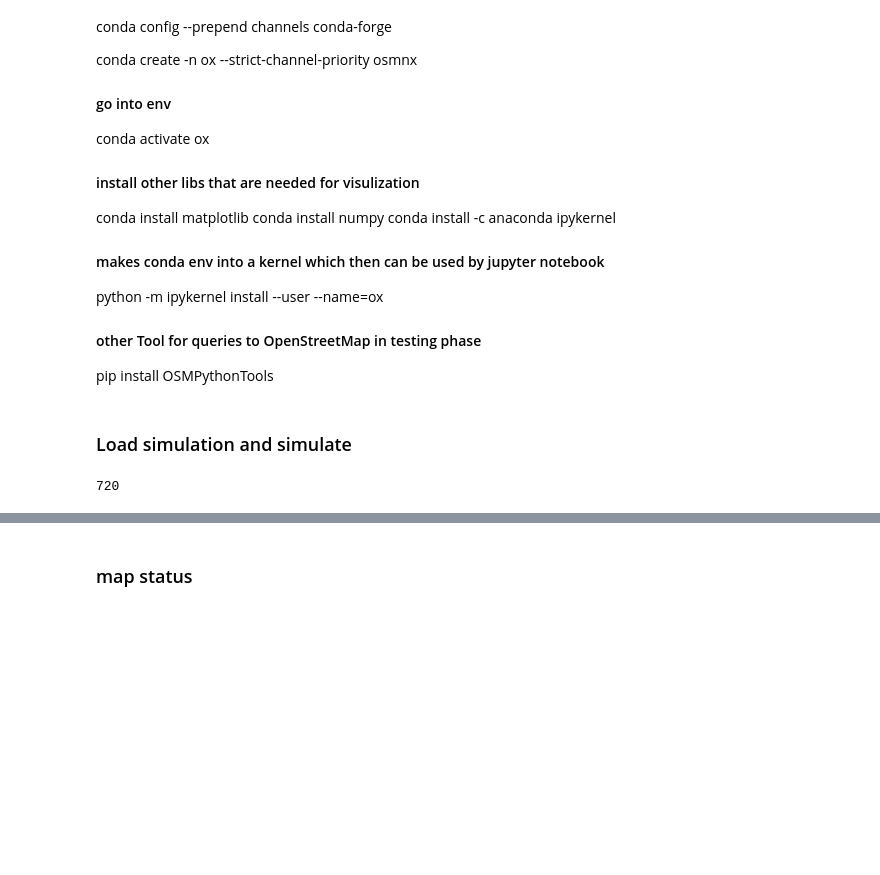
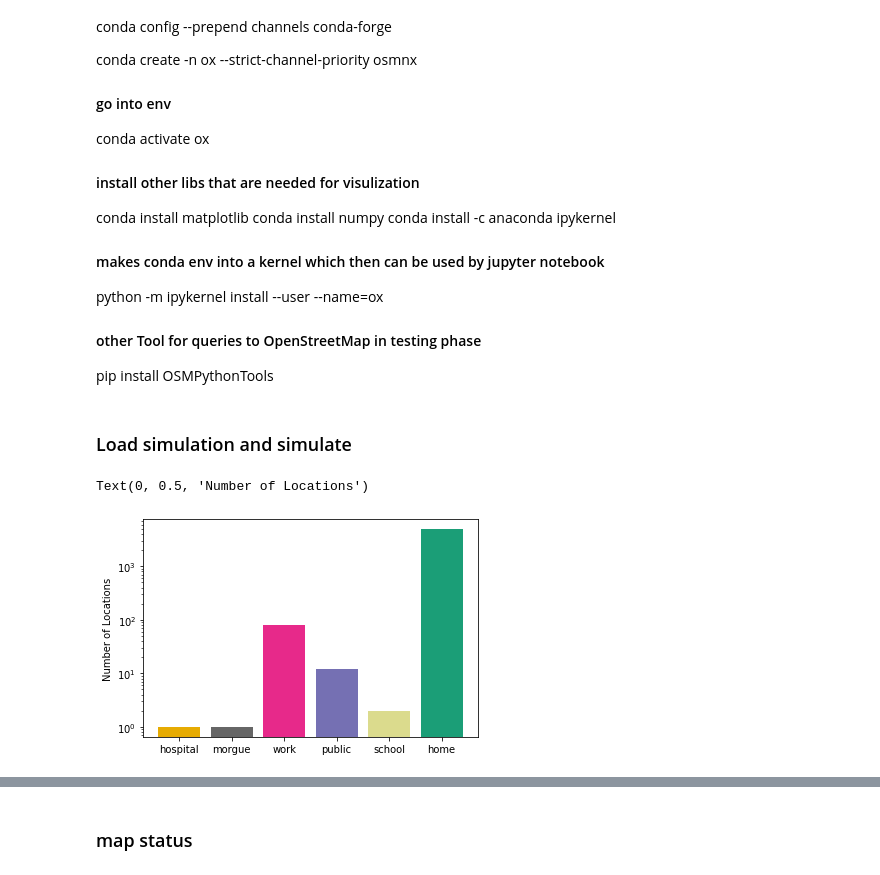
Before and after one commit to joba-1/Corona_Model, a Jupyter notebook: Geodata.ipynb, the cells around one changed output, grey strips where cells are left out. Cells and saved outputs as stored; diff of their text form; code cells hidden in the pictures; blank space fills up the shorter version.

```diff
--- a/Geodata.ipynb
+++ b/Geodata.ipynb
@@ -46,4 +70,16 @@ Simulation = load_simulation_object(sim_name)
-# %%
-Simulation.time_steps
-# %% [output]
-720
+# %%
+#sim_name = 'no_mitigation_inf_0.5_0'
+world_name = 'Gangelt_MA_1_1'
+
+#Simulation = load_simulation_object(sim_name, folder='server_data/')
+world = load_simulation_object(world_name, folder='server_data/')
+#Simulation.simulate()
+# %%
+world.plot_distribution_of_location_types()
+ax = plt.gca()
+ax.set_yscale('log')
+ax.set_ylabel('Number of Locations')
+#plt.savefig('distribution_of_location_types', dpi=600)
+# %% [output]
+Text(0, 0.5, 'Number of Locations')
+[figure, added]
```
Also changed, not shown: parts of 14 cells of this notebook, 3 other files.
